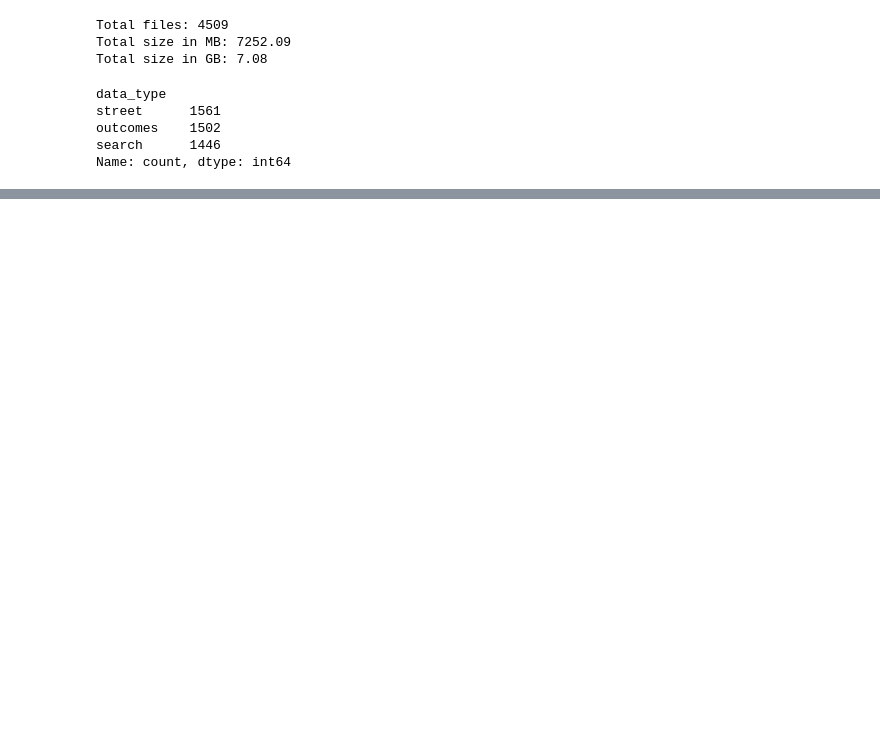
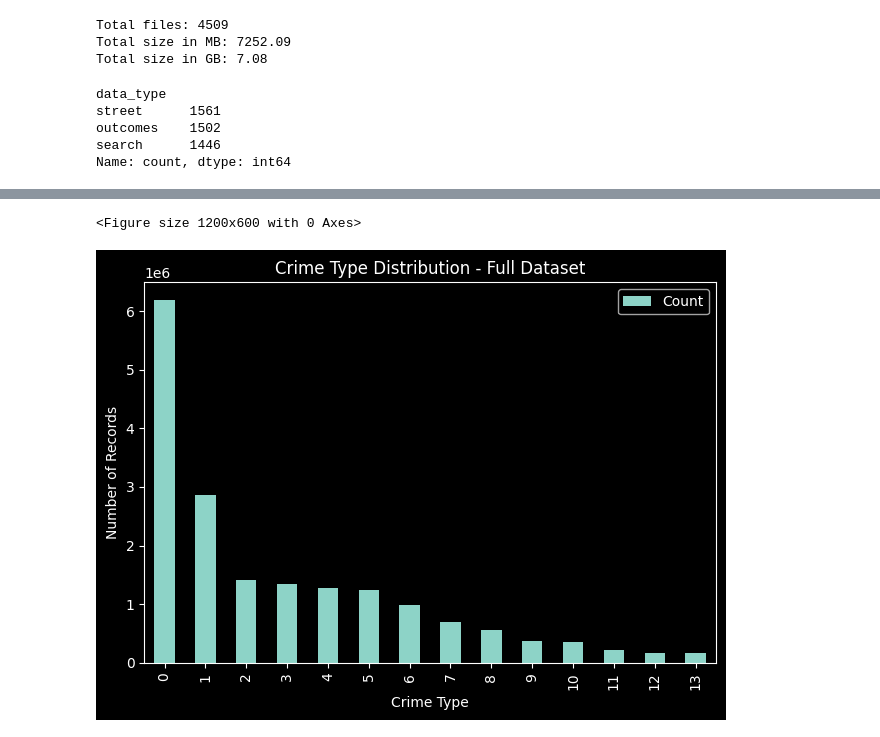
Before and after one commit to TwentySubsTBP/CBL_17_London, a Jupyter notebook: src/src/whole_dataset_eda.ipynb, the cells around one changed output, grey strips where cells are left out. Cells and saved outputs as stored; diff of their text form; code cells hidden in the pictures; blank space fills up the shorter version.

```diff
--- a/src/src/whole_dataset_eda.ipynb
+++ b/src/src/whole_dataset_eda.ipynb
@@ -302,14 +419,17 @@ display(missing_df)
 # %%
-crime_counts = street_df["Crime type"].value_counts().sort_values(ascending=False)
+#crime_counts = street_df["Crime type"].value_counts().sort_values(ascending=False)
 
 plt.figure(figsize=(12, 6))
 crime_counts.plot(kind="bar")
 plt.title("Crime Type Distribution - Full Dataset")
 plt.xlabel("Crime Type")
 plt.ylabel("Number of Records")
 plt.xticks(rotation=90)
 plt.tight_layout()
 plt.show()
+# %% [output]
+<Figure size 1200x600 with 0 Axes>
+[figure, added]
 # %%
 import matplotlib.pyplot as plt
 
```
Also changed, not shown: parts of 34 cells of this notebook.
